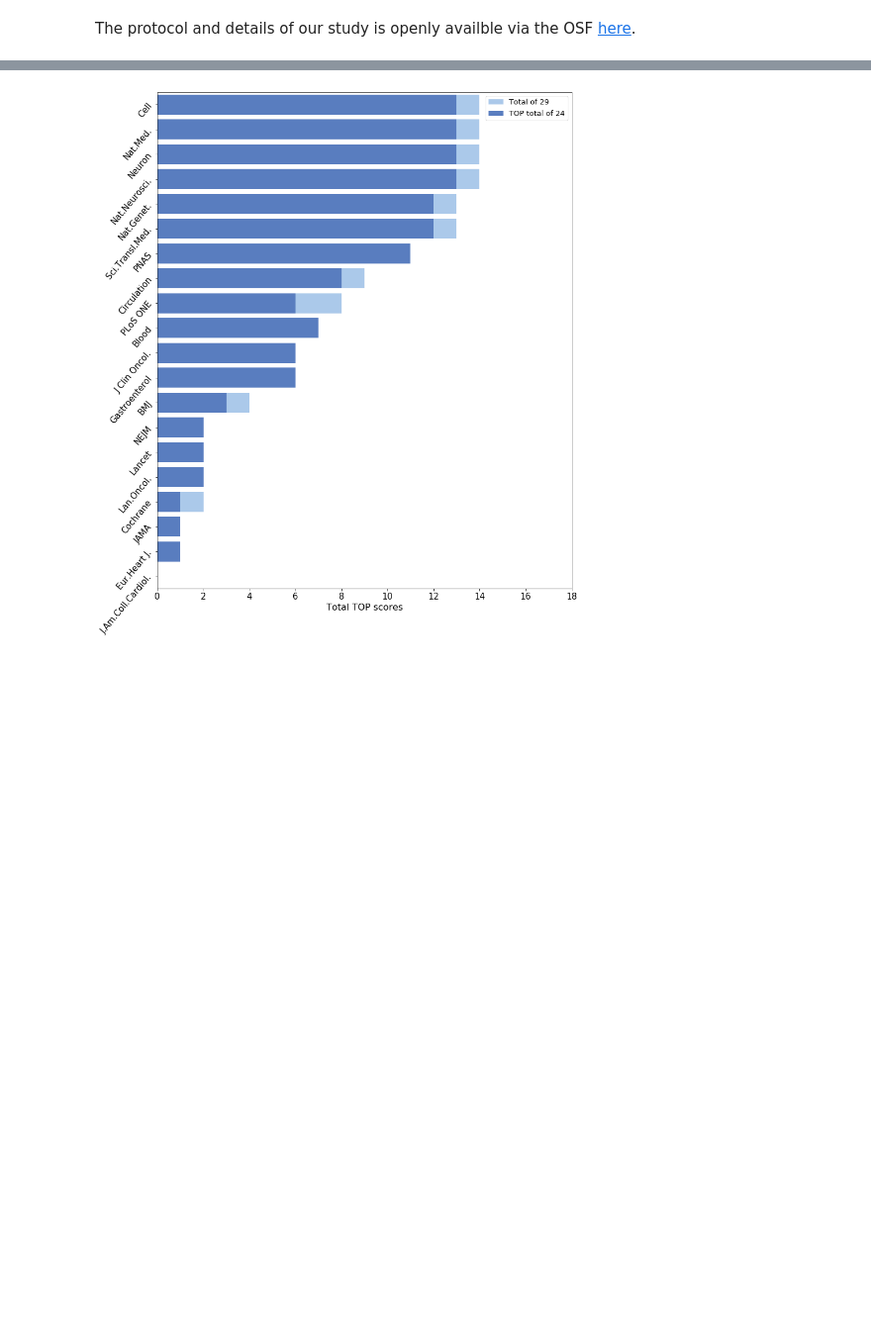
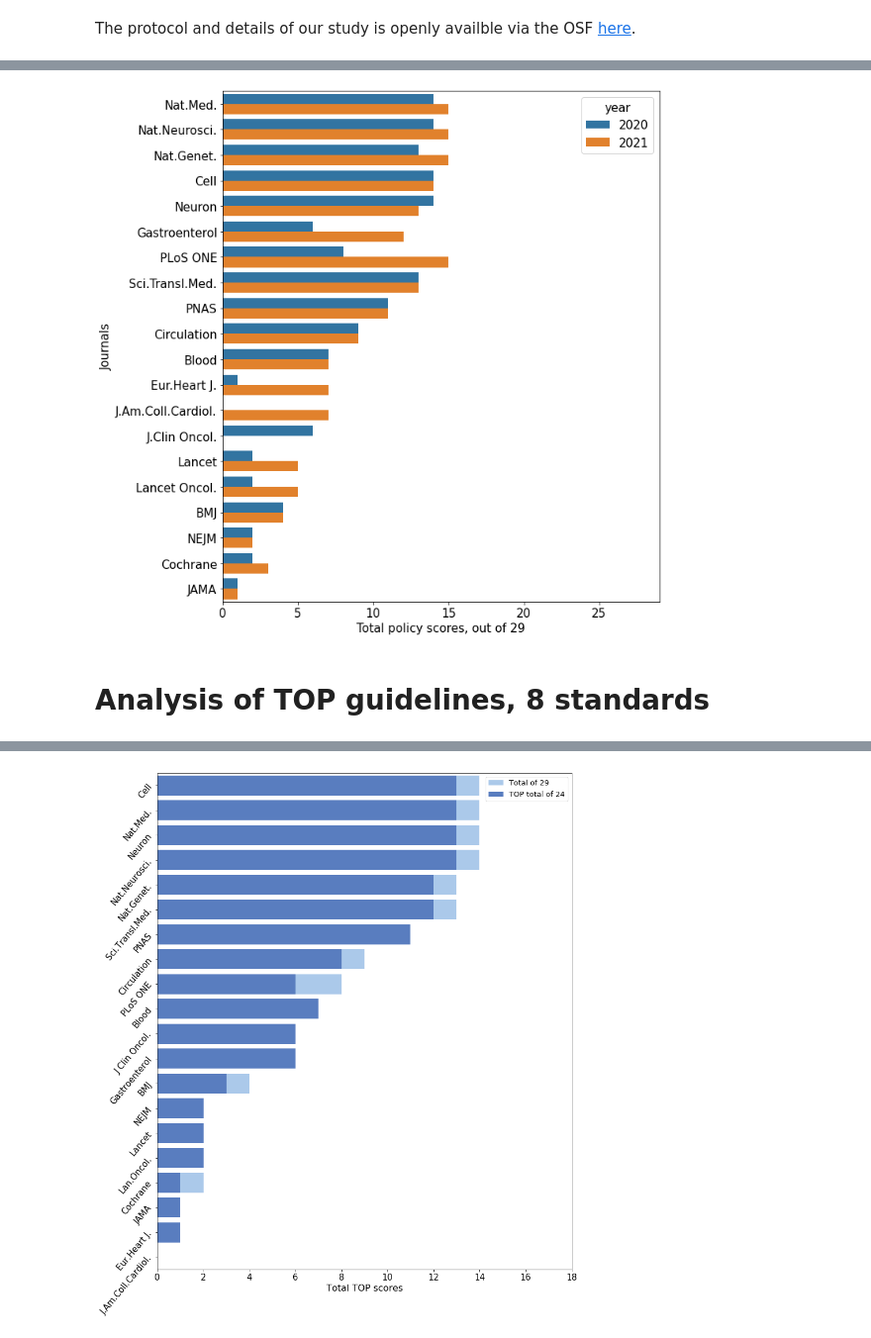
Before and after one commit to georgiarichards/TOP_medjournals, a Jupyter notebook: TOP_scores_Med&HealthJs.ipynb, the cells around one changed output, grey strips where cells are left out. Shown: that part at 99% size. Cells and saved outputs as stored; diff of their text form; code cells hidden in the pictures; blank space fills up the shorter version.

```diff
--- a/TOP_scores_Med&HealthJs.ipynb
+++ b/TOP_scores_Med&HealthJs.ipynb
@@ -35,0 +81,19 @@ df.describe()
+# %%
+# plotting the grand total score (TOP 8 + 3 extras) for 2020 & 2021, score out of 29
+
+plt.figure(figsize=(10,12))
+sns.set_color_codes("colorblind")
+ax = sns.barplot(data=df, x="grand_total", y="Journal", hue="year")
+plt.xlabel('Total policy scores, out of 29', fontsize=15)
+plt.xticks(fontsize=15)
+plt.ylabel('Journals', fontsize=15)
+plt.legend(title='year', title_fontsize=15, fontsize=15)
+degrees=0
+plt.yticks(fontsize=15, rotation=degrees)
+ax.set(xlim=(0, 29))
+
+plt.savefig("fig_totalTOP_20-21.png", dpi=600)
+# %% [output]
+[figure, added]
+# %% [markdown]
+# Analysis of TOP guidelines, 8 standards
```
Also changed, not shown: parts of 34 cells of this notebook, 2 other files.
